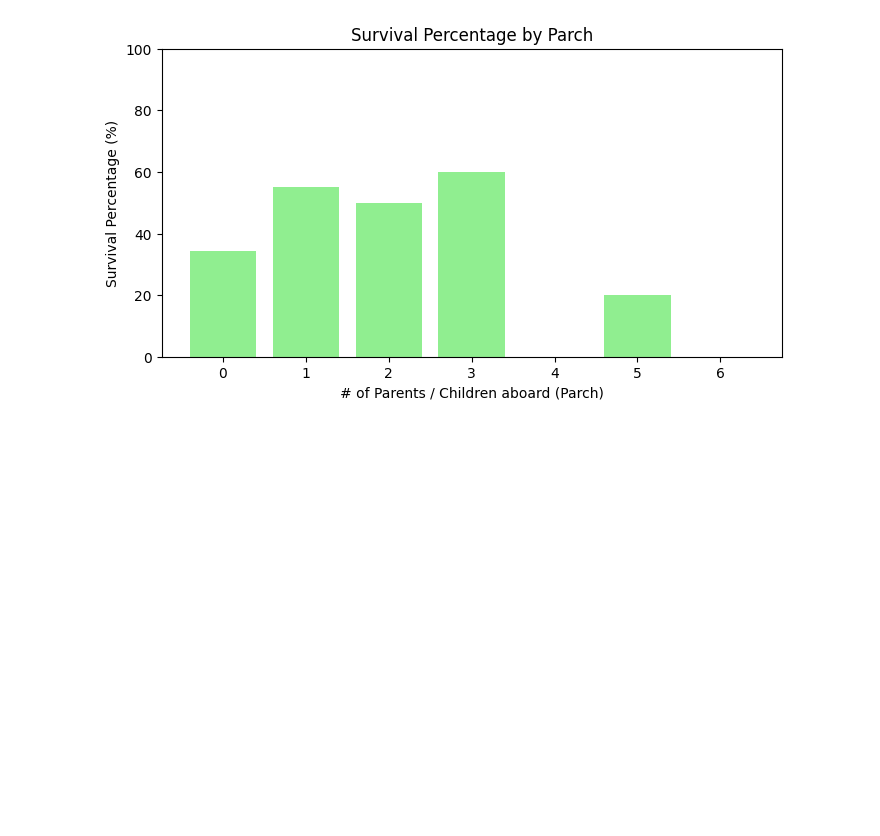
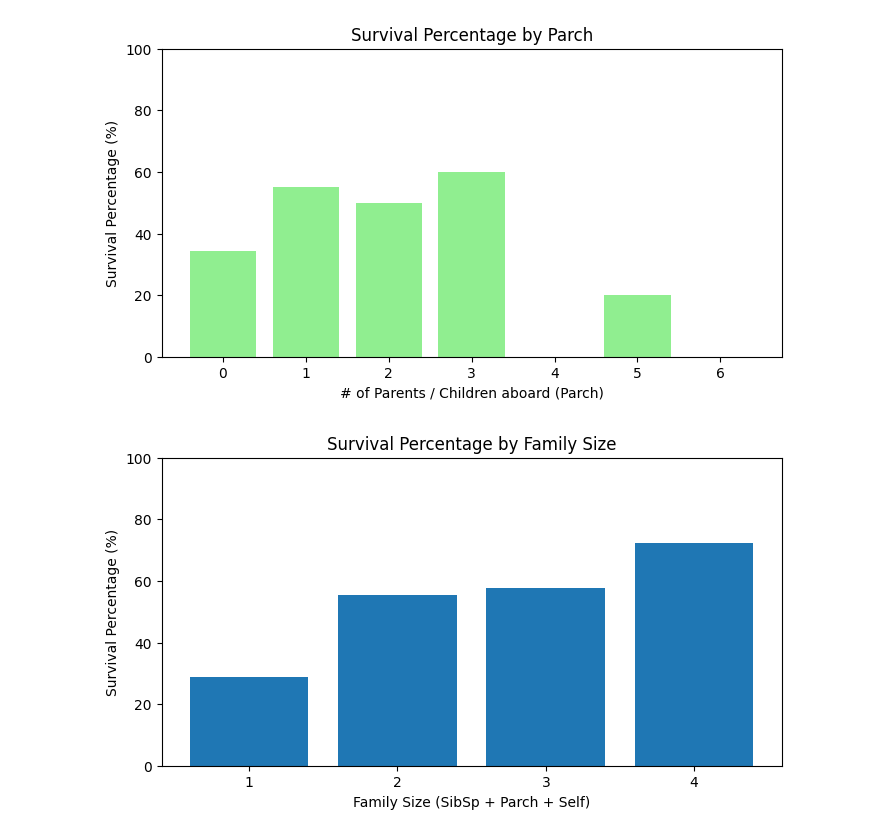
Before and after one commit to aminehabchi/kaggle-titanic, a Jupyter notebook: notebook/EDA.ipynb, the cells around one changed output. Cells and saved outputs as stored; diff of their text form; code cells hidden in the pictures; blank space fills up the shorter version.

```diff
--- a/notebook/EDA.ipynb
+++ b/notebook/EDA.ipynb
@@ -166,3 +164,23 @@ plt.show()
 # %% [output]
 [figure]
 [figure]
+# %%
+df["FamilyMembers"] = df["SibSp"] + df["Parch"]
+df["FamilySize"] = df["SibSp"] + df["Parch"] + 1
+df["FamilySize"] = df["FamilySize"].apply(lambda x: 1 if x > 4 else x)
+
+family_total = df.groupby("FamilySize")["Survived"].count()
+family_survived = df.groupby("FamilySize")["Survived"].sum()
+
+family_percent = family_survived / family_total * 100
+
+plt.figure(figsize=(8, 4))
+plt.bar(family_percent.index, family_percent.values)
+plt.xlabel("Family Size (SibSp + Parch + Self)")
+plt.ylabel("Survival Percentage (%)")
+plt.title("Survival Percentage by Family Size")
+plt.ylim(0, 100)
+plt.xticks(family_percent.index)
+plt.show()
+# %% [output]
+[figure, added]
```
Also changed, not shown: parts of 11 cells of this notebook, 43 other files.
